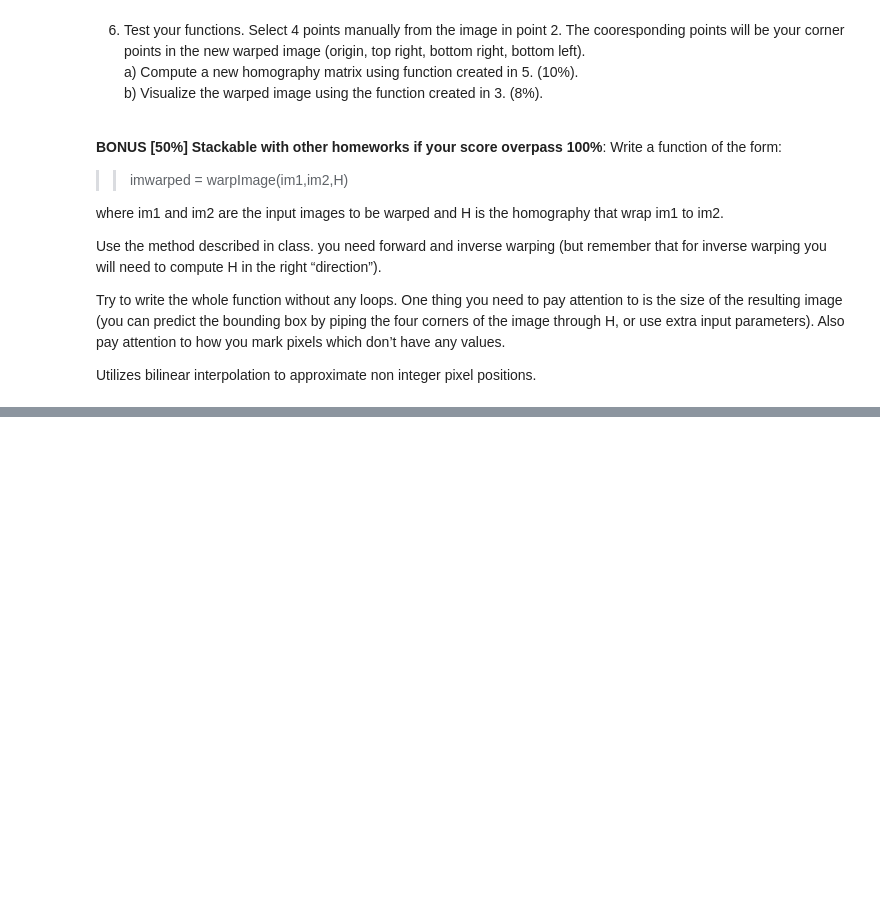
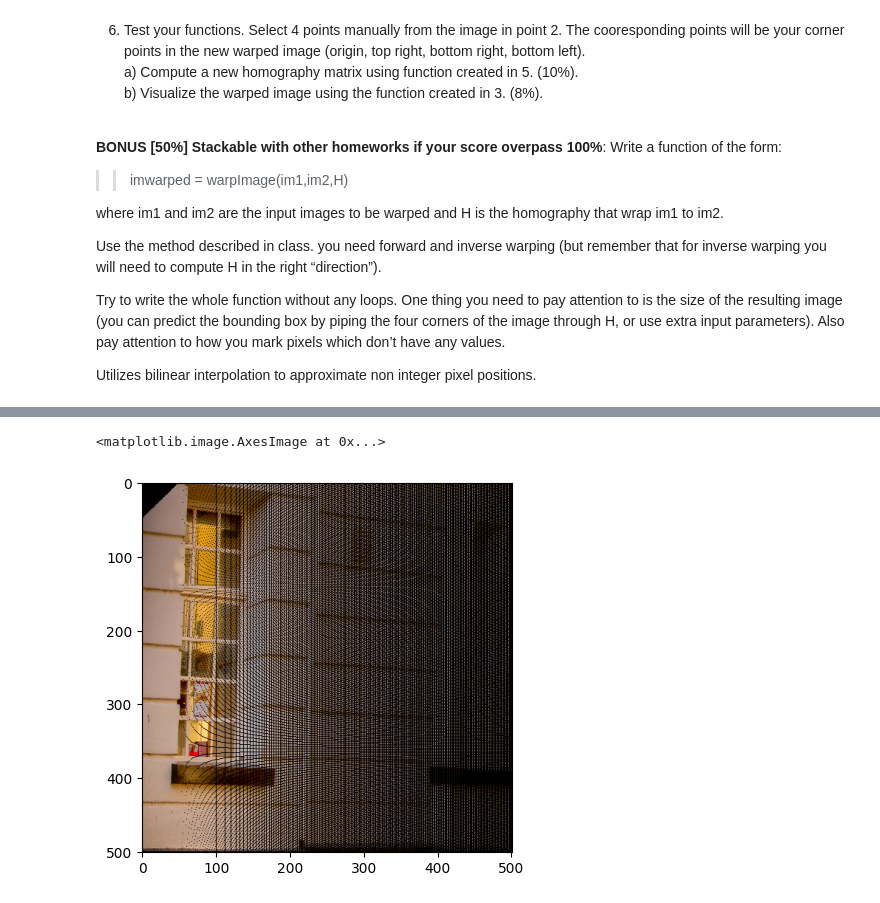
Before and after one commit to an439210/robot-vision, a Jupyter notebook: 5_ImageWarping.ipynb, the cells around one changed output, grey strips where cells are left out. Cells and saved outputs as stored; diff of their text form; code cells hidden in the pictures; blank space fills up the shorter version.

```diff
--- a/5_ImageWarping.ipynb
+++ b/5_ImageWarping.ipynb
@@ -269,3 +369,40 @@ Use the method described in class. you need forward and inverse warping (but rem
 Try to write the whole function without any loops. One thing you need to pay attention to is the size of the resulting image (you can predict the bounding box by piping the four corners of the image through H, or use extra input parameters).  Also pay attention to how you mark pixels which don’t have any values.
 
 Utilizes bilinear interpolation to approximate non integer pixel positions.
+# %%
+def computeH(im1_pts,im2_pts):
+  """
+  Because h22 = 1, x prime and y prime are added to b instead. So, we have
+  the original matrix with the last column gone, and b equal to x prime and
+  y prime.
+  """
+  n = im1_pts.shape[0]
+  A = []
+  b = []
+  for i in range(n):
+    x, y = im1_pts[i]
+    x_prime, y_prime = im2_pts[i]
+    A.append([x, y, 1, 0, 0, 0, -x_prime*x, -x_prime*y])
+    A.append([0, 0, 0, x, y, 1, -y_prime*x, -y_prime*y])
+    b.append([x_prime])
+    b.append([y_prime])
+
+  A = np.array(A)
+  H = np.linalg.lstsq(A, b, rcond=None)[0]
+  H = np.append(H, 1).reshape(3, 3)
+
+  return H
+
+url = 'https://www.cs.ucf.edu/~gvaca/teaching/CAP4453-Fall2021/homeworks/hw5/img2warp.jpg'
+img = io.imread(url)
+
+im1_pts = np.array([[100, 20],[400, 250], [400, 375],[100, 400]])
+im2_pts = np.array([[50, 20],[800, 20], [800, 400],[50, 400]])
+
+H = computeH(im1_pts,im2_pts)
+
+limit_coordinates = (0, 500, 0, 500)
+
+warp = warpImage(img, H, limit_coordinates)
+plt.imshow(warp)
+# %% [output]
@@ -271,0 +410,2 @@ Utilizes bilinear interpolation to approximate non integer pixel positions.
+<matplotlib.image.AxesImage at 0x...>
+[figure, added]
```
Also changed, not shown: parts of 6 cells of this notebook.
